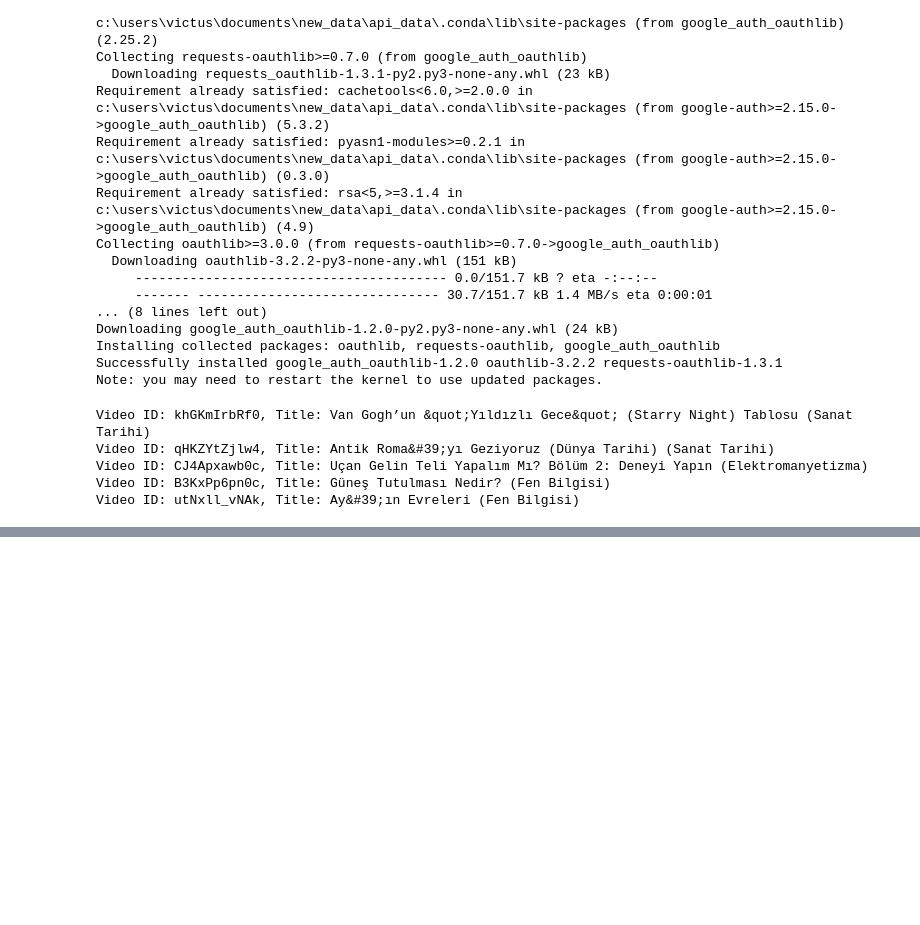
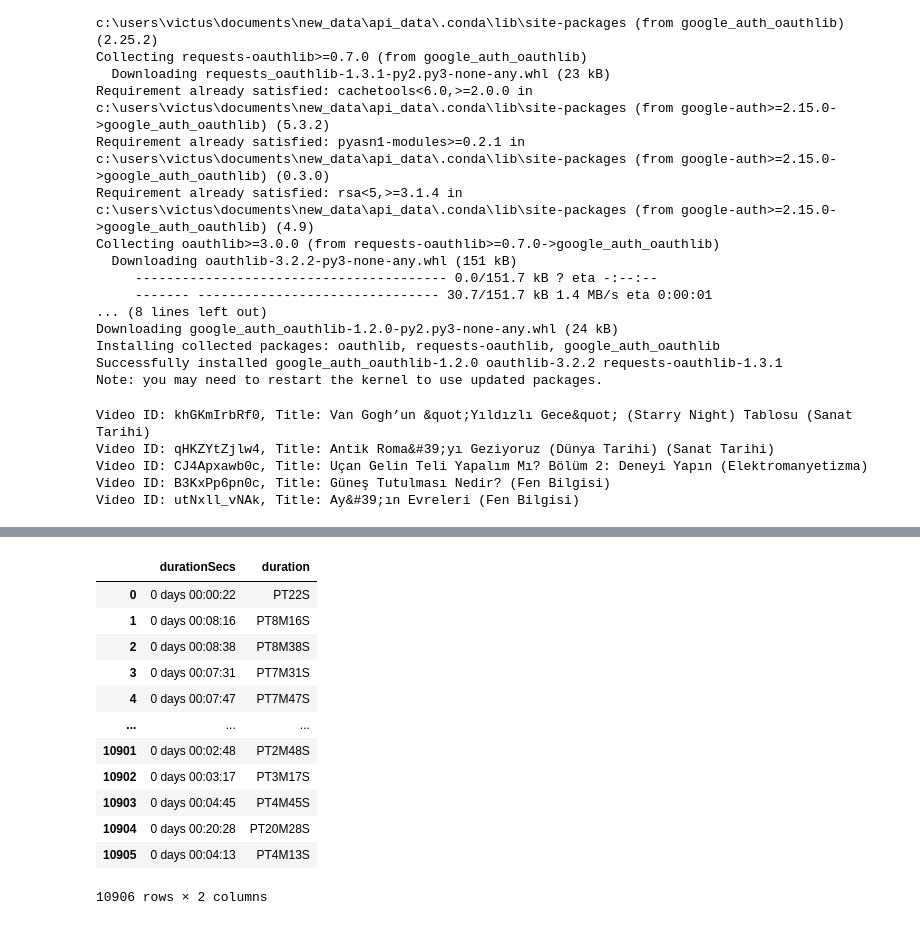
Before and after one commit to Nurbanuak/API_NEW_DATA, a Jupyter notebook: api_new.ipynb, the cells around one changed output, grey strips where cells are left out. Drawn from its saved outputs; the diff is of its cells as text; code cells hidden in the pictures; blank space fills up the shorter version.

```diff
--- a/api_new.ipynb
+++ b/api_new.ipynb
@@ -121,0 +169,4 @@ Video ID: utNxll_vNAk, Title: Ay&#39;ın Evreleri (Fen Bilgisi)
+# %%
+# Convert count columns to numeric
+numeric_cols = ['viewCount', 'likeCount', 'favouriteCount', 'commentCount']
+video_df[numeric_cols] = video_df[numeric_cols].apply(pd.to_numeric, errors = 'coerce', axis = 1)
@@ -121,0 +188,20 @@ Video ID: utNxll_vNAk, Title: Ay&#39;ın Evreleri (Fen Bilgisi)
+# %%
+# convert duration to seconds
+video_df['durationSecs'] = video_df['duration'].apply(lambda x: isodate.parse_duration(x))
+video_df['durationSecs'] = video_df['durationSecs'].astype('timedelta64[s]')
+# %%
+video_df[['durationSecs', 'duration']]
+# %% [output]
+|  | durationSecs | duration |
+| 0 | 0 days 00:00:22 | PT22S |
+| 1 | 0 days 00:08:16 | PT8M16S |
+| 2 | 0 days 00:08:38 | PT8M38S |
+| 3 | 0 days 00:07:31 | PT7M31S |
+| 4 | 0 days 00:07:47 | PT7M47S |
+| ... | ... | ... |
+| 10901 | 0 days 00:02:48 | PT2M48S |
+| 10902 | 0 days 00:03:17 | PT3M17S |
+| 10903 | 0 days 00:04:45 | PT4M45S |
+| 10904 | 0 days 00:20:28 | PT20M28S |
+| 10905 | 0 days 00:04:13 | PT4M13S |
+10906 rows × 2 columns
```
Also changed, not shown: parts of 6 cells of this notebook.
